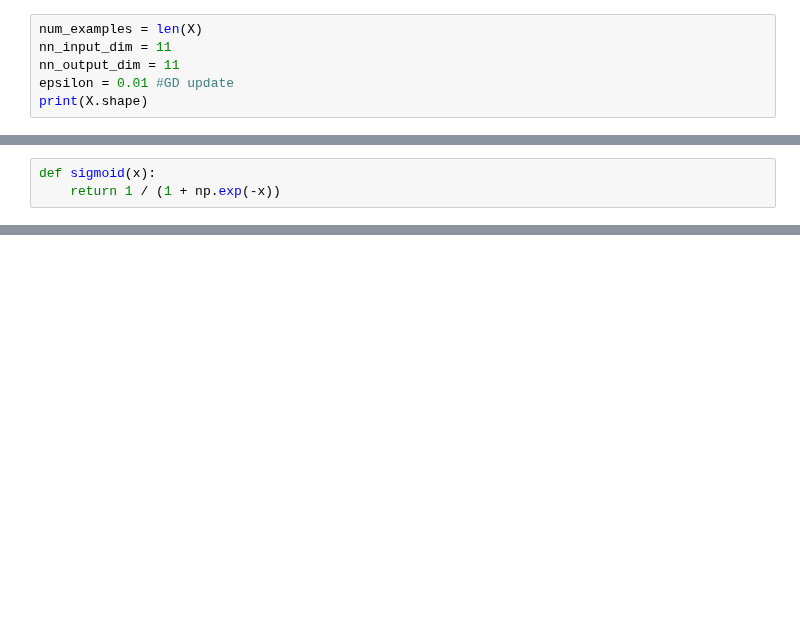
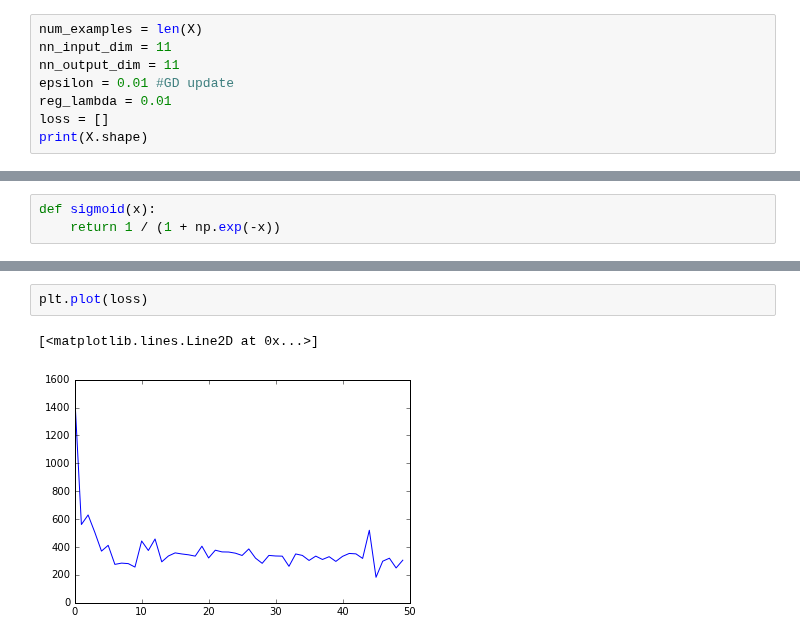
Before and after one commit to AdrianHsu/data-imputation-testing-batch, a Jupyter notebook: src/implementing-an-autoencoder-from-scratch-2nd-dataset.ipynb, the cells around one changed output, grey strips where cells are left out. Drawn from its saved outputs; the diff is of its cells as text; blank space fills up the shorter version.

```diff
--- a/src/implementing-an-autoencoder-from-scratch-2nd-dataset.ipynb
+++ b/src/implementing-an-autoencoder-from-scratch-2nd-dataset.ipynb
@@ -126,6 +129,8 @@ num_examples = len(X)
 nn_input_dim = 11
 nn_output_dim = 11
 epsilon = 0.01 #GD update
+reg_lambda = 0.01
+loss = []
 print(X.shape)
 # %% [output]
 (4898, 11)
@@ -187,0 +204,5 @@ Loss after iteration 900: 4.612149
+# %%
+plt.plot(loss)
+# %% [output]
+[<matplotlib.lines.Line2D at 0x...>]
+[figure, added]
```
Also changed, not shown: parts of 13 cells of this notebook, 26 other files.
